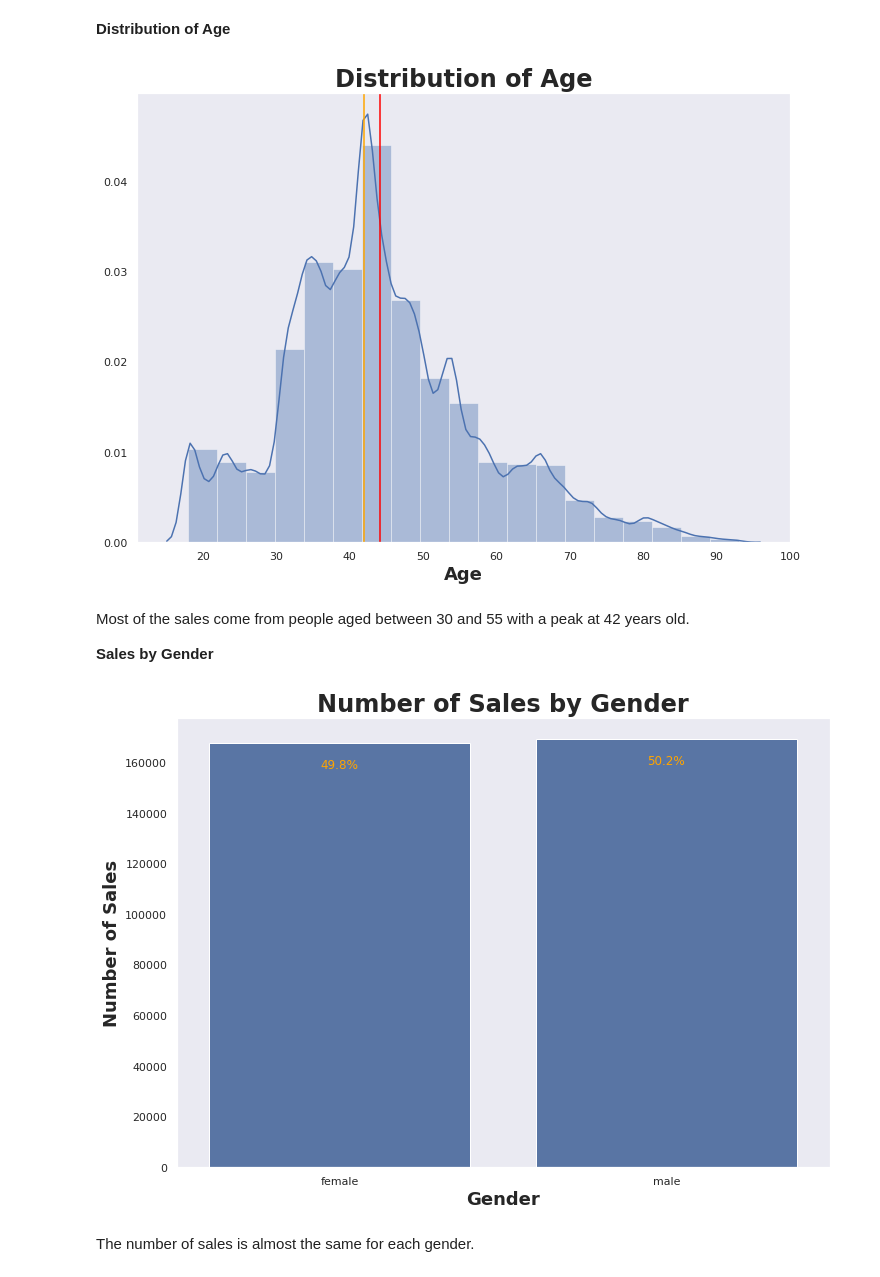
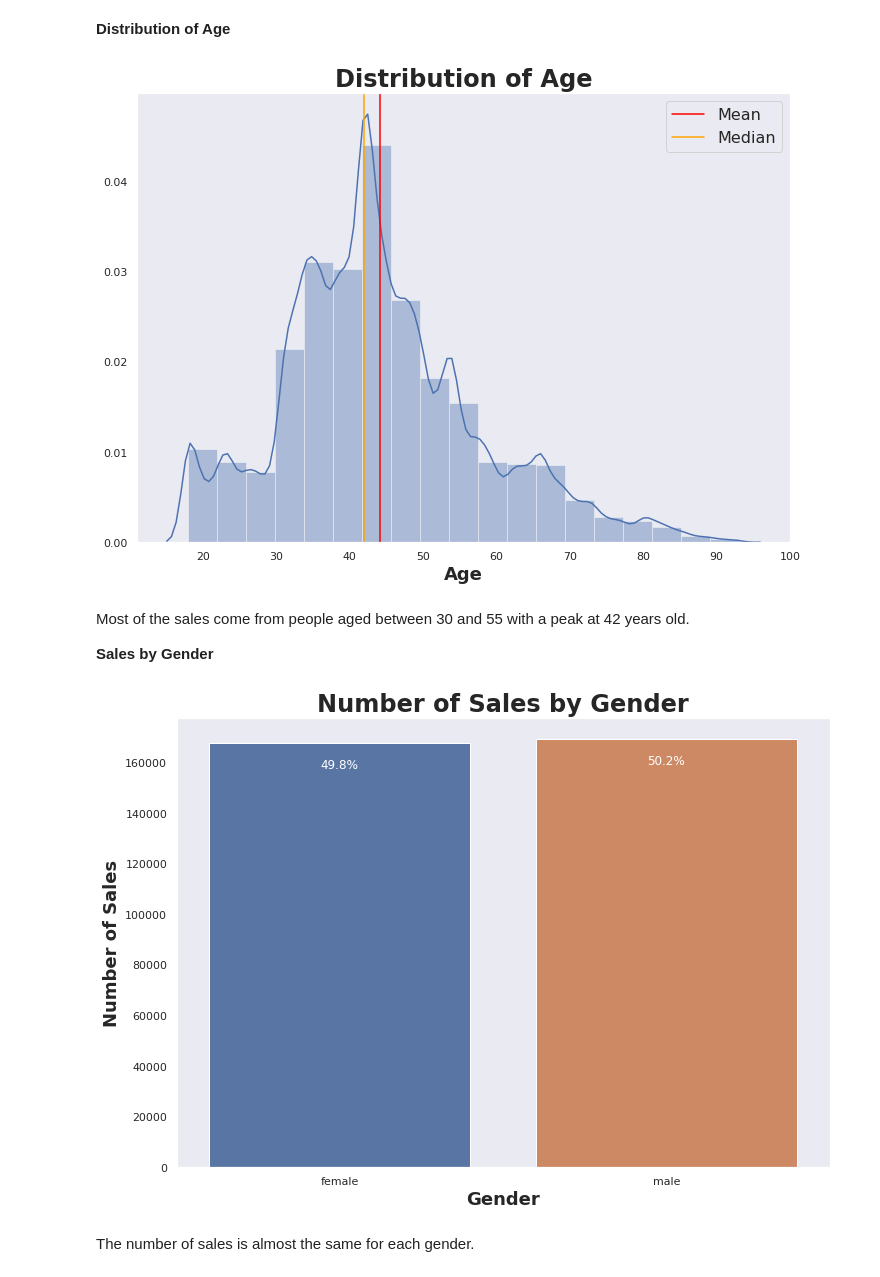
Before and after one commit to furawa/OC_data_analyst_projects, a Jupyter notebook: 02_analyze_company_sales/analyze_company_sales.ipynb, the cells around one changed output. Cells and saved outputs as stored; diff of their text form; code cells hidden in the pictures.

```diff
--- a/02_analyze_company_sales/analyze_company_sales.ipynb
+++ b/02_analyze_company_sales/analyze_company_sales.ipynb
@@ -538,5 +539,5 @@ for loc, label in zip(locs, labels):
     count = category_counts[label.get_text()]
     percentage = '{:0.1f}%'.format(100*count/number_points) # Percentage of each category
     # Put the annotations inside the bar on the top
-    plt.text(x = loc, y = count-10000, s = percentage, ha = 'center', color = 'orange')
+    plt.text(x = loc, y = count-10000, s = percentage, ha = 'center', color = 'white')
 # %% [output]
@@ -613,34 +614,33 @@ sns.distplot(sales_clean.age, bins = bins_sales_clean) # Distribution plot
 plt.xlabel("Age", fontsize = 18, fontweight = "bold")
 plt.title("Distribution of Age", fontsize = 24, fontweight = "bold")
 plt.axvline(sales_clean.age.mean(), color = "red")
-plt.axvline(sales_clean.age.median(), color = "orange");
+plt.axvline(sales_clean.age.median(), color = "orange")
+plt.legend(["Mean", "Median"], fontsize = 16);
 # %% [output]
-[figure, old version]
+[figure, new version]
 # %% [markdown]
 Most of the sales come from people aged between 30 and 55 with a peak at 42 years old.
 
 **Sales by Gender**
 # %%
-# Choose a standard color for the plot
-base_color = sns.color_palette()[0]
 # Barplot of the categories
-sns.countplot(data = sales_clean, x = "gender", color = base_color)
+sns.countplot(data = sales_clean, x = "gender")
 plt.title("Number of Sales by Gender", fontsize = 24, fontweight = "bold")
 plt.xlabel(xlabel = "Gender", fontsize = 18, fontweight = "bold")
 plt.ylabel(ylabel = "Number of Sales", fontsize = 18, fontweight = "bold")
 # Add some annotations
 number_points = sales_clean.shape[0]        # number of points in the dataset
 category_counts = sales_clean.gender.value_counts() # all Values of each category
 locs, labels = plt.xticks()   # Current tick locations and labels
 # Loop through each pair of locations and labels
 for loc, label in zip(locs, labels):
     # Text property for the label to get the current count
     count = category_counts[label.get_text()]
     percentage = '{:0.1f}%'.format(100*count/number_points) # Percentage of each category
     # Put the annotations inside the bar on the top
-    plt.text(x = loc, y = count-10000, s = percentage, ha = 'center', color = 'orange')
+    plt.text(x = loc, y = count-10000, s = percentage, ha = 'center', color = 'white')
 # %% [output]
-[figure, old version]
+[figure, new version]
 # %% [markdown]
 The number of sales is almost the same for each gender.
 # %% [markdown]
```
Also changed, not shown: parts of 6 cells of this notebook.
